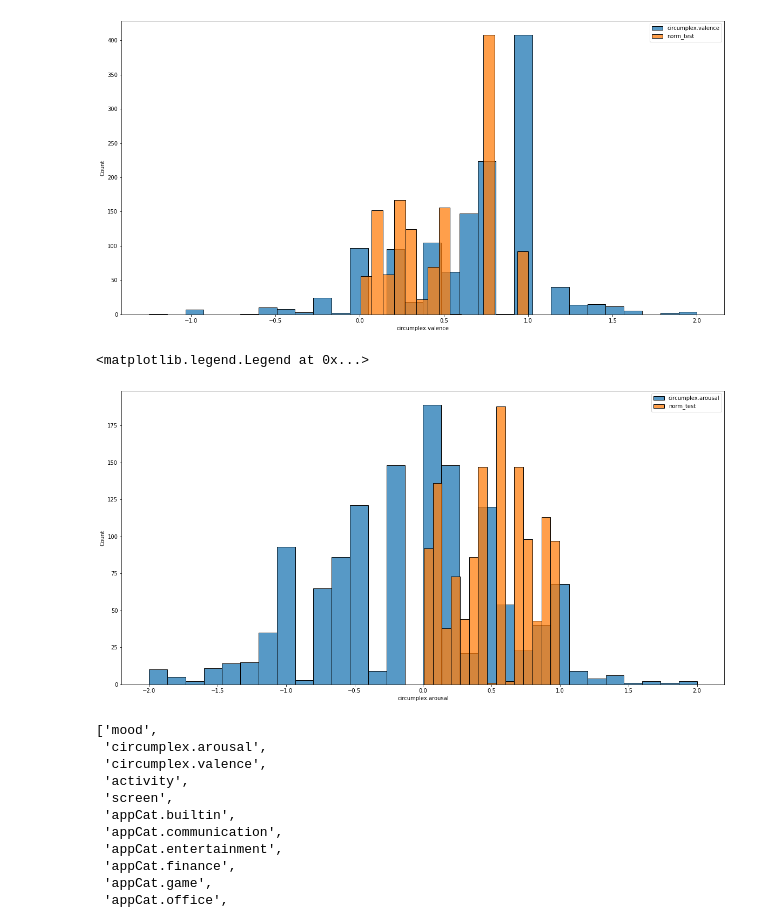
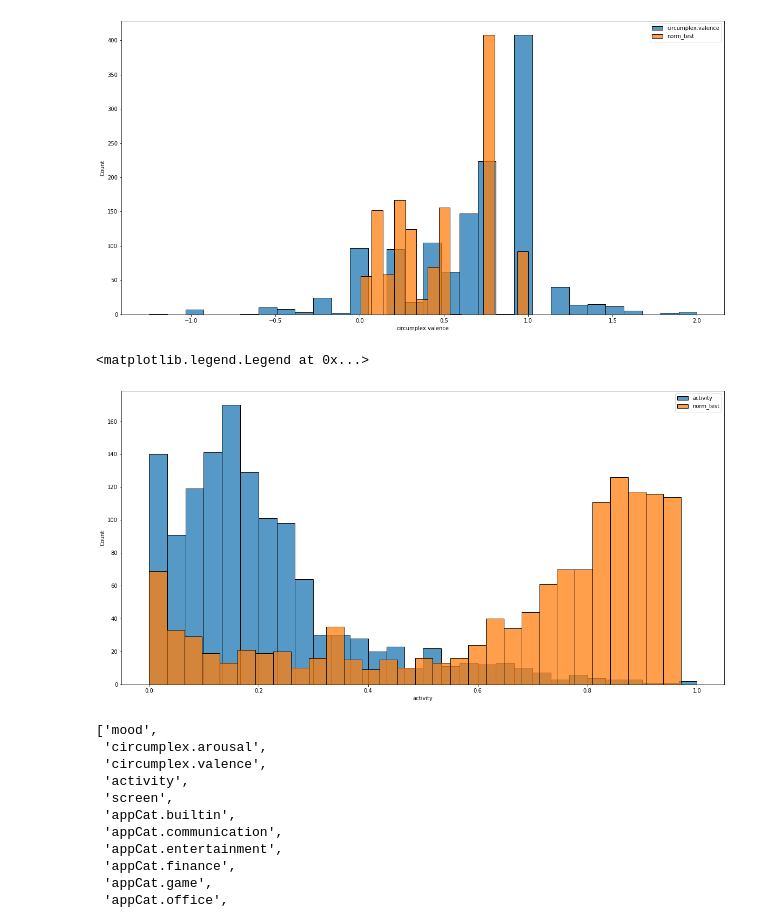
Before and after one commit to QST23/course_dmt, a Jupyter notebook: ass1/feature_engineering.ipynb, the cells around one changed output. Drawn from its saved outputs; the diff is of its cells as text; code cells hidden in the pictures.

```diff
--- a/ass1/feature_engineering.ipynb
+++ b/ass1/feature_engineering.ipynb
@@ -259,7 +259,11 @@ def transform_to_absolute_changes(df, feature):
     return df
 
 df = transform_to_pct_changes(df, 'mood')
+df = transform_to_pct_changes(df, 'circumplex.valence')
+df = transform_to_pct_changes(df, 'circumplex.arousal')
 df = transform_to_absolute_changes(df, 'mood')
+df = transform_to_absolute_changes(df, 'circumplex.valence')
+df = transform_to_absolute_changes(df, 'circumplex.arousal')
 
 df[['mood', 'mood_target', 'mood_pct_change', 'mood_absolute_change']]
 # %% [output]
@@ -678,11 +739,14 @@ KeyboardInterrupt:
 # %%
-col_to_test = 'circumplex.valence_absolute_change'
+col_to_test = 'mood_absolute_change'
+min = df[col_to_test].min()
+max = df[col_to_test].max()
+print(min, max)
 
-df['norm_test']= ndf.apply_statistical_model(df, col_to_test, only_collumn=True)
-df[col_to_test].describe()
-#histograms of normalised screen in 1 plot
-plt.figure(figsize=(20,10))
-sns.histplot(data=df, x=col_to_test, bins=30, label=col_to_test)
-sns.histplot(data=df, x='norm_test', bins=15, label='norm_test')
+df['norm_test']= ndf.apply_statistical_model(df, col_to_norm=col_to_test, model_name=col_to_test, only_collumn=True)
+df[f'{col_to_test}_but_scaled'] = (df[col_to_test] - min )/ (max - min)
+# #histograms of normalised and original in 1 plot using plotly little transparent
+plt.figure(figsize=(13,10))
+sns.histplot(data=df, x='norm_test', bins=30, label='CDF', alpha=1)
+sns.histplot(data=df, x=f'{col_to_test}_but_scaled', bins=30, label=col_to_test, alpha=0.6)
 plt.legend()
 # %% [output]
@@ -689,0 +756,13 @@ KeyError: 'circumplex.valence_absolute_change'
+# %%
+col_to_test = 'appCat.builtin'
+min = df[col_to_test].min()
+max = df[col_to_test].max()
+print(min, max)
+
+df['norm_test']= ndf.apply_statistical_model(df, col_to_norm=col_to_test, model_name=col_to_test, only_collumn=True)
+df[f'{col_to_test}_but_scaled'] = (df[col_to_test] - min )/ (max - min)
+# #histograms of normalised and original in 1 plot using plotly little transparent
+plt.figure(figsize=(13,10))
+sns.histplot(data=df, x='norm_test', bins=30, label='CDF', alpha=1)
+sns.histplot(data=df, x=f'{col_to_test}_but_scaled', bins=30, label=col_to_test, alpha=0.6)
+plt.legend()
@@ -740,19 +822,19 @@ plt.legend()
 <matplotlib.legend.Legend at 0x...>
 [figure]
 # %%
-col_to_test = 'circumplex.arousal'
+col_to_test = 'activity'
 
-df['norm_test']= ndf.apply_statistical_model(df, col_to_test, only_collumn=True)
+df['norm_test']= ndf.apply_statistical_model(df, col_to_test, col_to_test, only_collumn=True)
 df[col_to_test].describe()
 
 #histograms of normalised arousal and arousal in 1 plot
 plt.figure(figsize=(20,10))
 sns.histplot(data=df, x=col_to_test, bins=30, label=col_to_test)
-sns.histplot(data=df, x='norm_test', bins=15, label='norm_test')
+sns.histplot(data=df, x='norm_test', bins=30, label='norm_test')
 plt.legend()
 # %% [output]
 <matplotlib.legend.Legend at 0x...>
-[figure, old version]
+[figure, new version]
 # %%
 pre_norm = df
 
```
Also changed, not shown: parts of 13 cells of this notebook, 12 other files.
